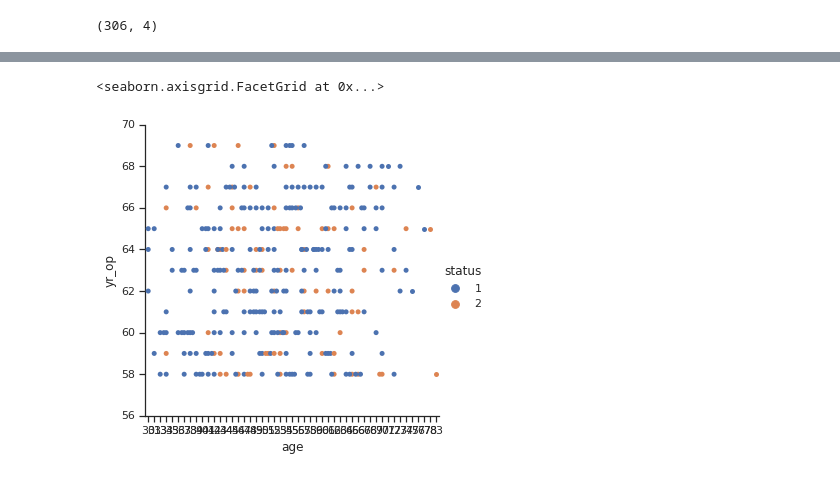
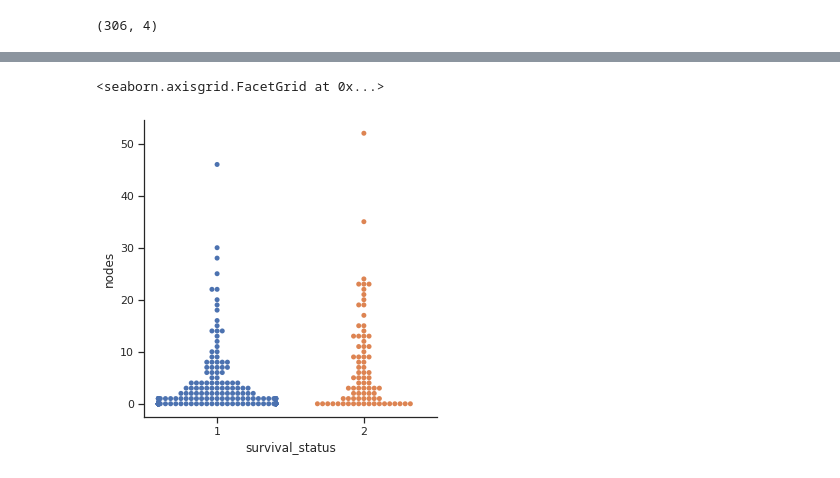
Before and after one commit to Gourav9042/dataanalyticsninja.io, a Jupyter notebook: First_Notebook.ipynb, the cells around one changed output, grey strips where cells are left out. Cells and saved outputs as stored; diff of their text form; code cells hidden in the pictures.

```diff
--- a/First_Notebook.ipynb
+++ b/First_Notebook.ipynb
@@ -5,10 +5,10 @@ import numpy as np
 import pandas as pd
 import matplotlib.pyplot as plt
 import seaborn as sns
+%matplotlib inline
+sns.set(style='darkgrid')
-# %%
-sns.set(style="whitegrid")
 # %%
-df=pd.read_csv('/content/harberman.csv/haberman.csv')
+df = pd.read_csv('/content/haberman/haberman.csv')
 # %%
 df.shape
 # %% [output]
@@ -29,2 +63,2 @@ g =sns.relplot(x='age', y='nodes', hue='status', kind='line', units='age', estim
 # %%
-sns.set(style='ticks', color_codes=True)
+sns.set(style='ticks', color_codes='True')
@@ -36,5 +93,5 @@ sns.catplot(x='age', y='nodes',jitter=False,data=df)
 # %%
-sns.catplot(x='age', y='yr_op', hue='status',kind='swarm', data=df)
+sns.catplot(x='survival_status',y='nodes', kind='swarm', data=df)
 # %% [output]
 <seaborn.axisgrid.FacetGrid at 0x...>
-[figure, old version]
+[figure, new version]
```
Also changed, not shown: parts of 25 cells of this notebook.
